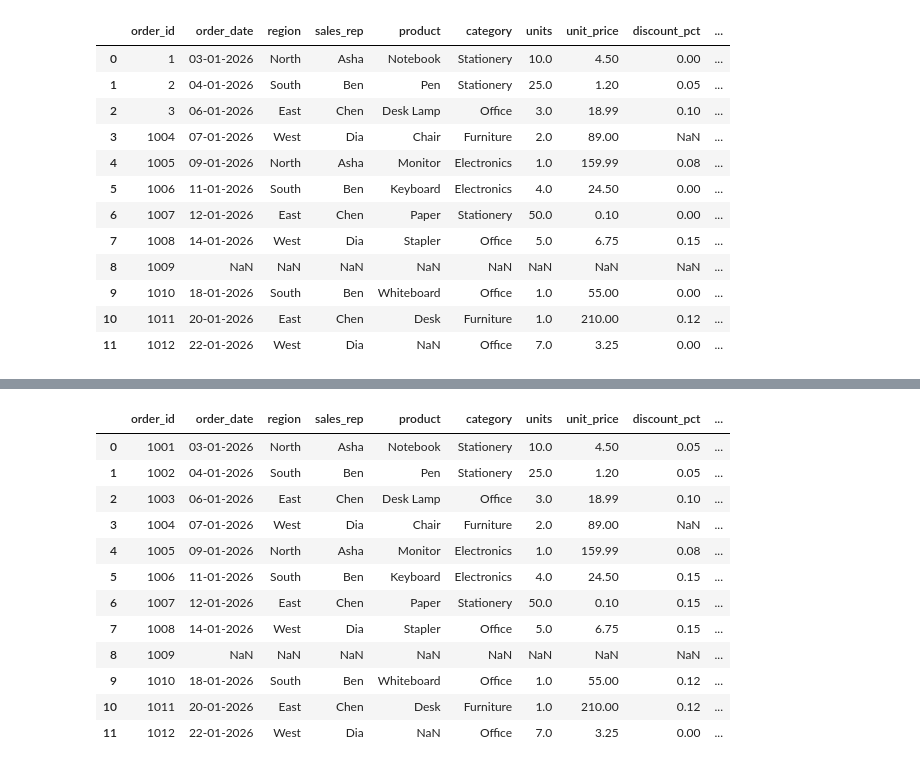
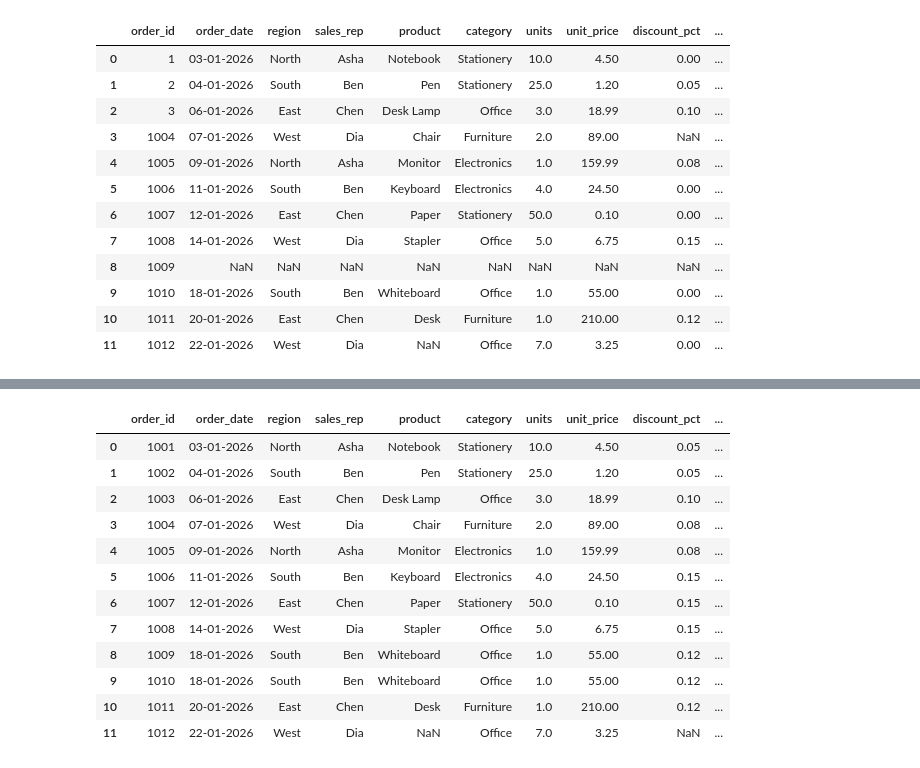
Before and after one commit to NishmthaM/Python_pandas, a Jupyter notebook: Python_Pandas.ipynb, the cells around one changed output, grey strips where cells are left out. Drawn from its saved outputs; the diff is of its cells as text; code cells hidden in the pictures.

```diff
--- a/Python_Pandas.ipynb
+++ b/Python_Pandas.ipynb
@@ -1403,16 +1409,22 @@ a.replace(0.00,method="ffill")
-# %%
-a.replace(0.00,method="bfill")
-# %% [output]
-|  | order_id | order_date | region | sales_rep | product | category | units | unit_price | discount_pct | ... |
-| 0 | 1001 | 03-01-2026 | North | Asha | Notebook | Stationery | 10.0 | 4.50 | 0.05 | ... |
-| 1 | 1002 | 04-01-2026 | South | Ben | Pen | Stationery | 25.0 | 1.20 | 0.05 | ... |
-| 2 | 1003 | 06-01-2026 | East | Chen | Desk Lamp | Office | 3.0 | 18.99 | 0.10 | ... |
-| 3 | 1004 | 07-01-2026 | West | Dia | Chair | Furniture | 2.0 | 89.00 | NaN | ... |
-| 4 | 1005 | 09-01-2026 | North | Asha | Monitor | Electronics | 1.0 | 159.99 | 0.08 | ... |
-| 5 | 1006 | 11-01-2026 | South | Ben | Keyboard | Electronics | 4.0 | 24.50 | 0.15 | ... |
-| 6 | 1007 | 12-01-2026 | East | Chen | Paper | Stationery | 50.0 | 0.10 | 0.15 | ... |
-| 7 | 1008 | 14-01-2026 | West | Dia | Stapler | Office | 5.0 | 6.75 | 0.15 | ... |
-| 8 | 1009 | NaN | NaN | NaN | NaN | NaN | NaN | NaN | NaN | ... |
-| 9 | 1010 | 18-01-2026 | South | Ben | Whiteboard | Office | 1.0 | 55.00 | 0.12 | ... |
-| 10 | 1011 | 20-01-2026 | East | Chen | Desk | Furniture | 1.0 | 210.00 | 0.12 | ... |
-| 11 | 1012 | 22-01-2026 | West | Dia | NaN | Office | 7.0 | 3.25 | 0.00 | ... |
+# %%
+import pandas as pd
+import numpy as np
+
+a = pd.read_csv("sales.csv")
+
+a = a.replace(0.00, np.nan).bfill()
+a
+# %% [output]
+|  | order_id | order_date | region | sales_rep | product | category | units | unit_price | discount_pct | ... |
+| 0 | 1001 | 03-01-2026 | North | Asha | Notebook | Stationery | 10.0 | 4.50 | 0.05 | ... |
+| 1 | 1002 | 04-01-2026 | South | Ben | Pen | Stationery | 25.0 | 1.20 | 0.05 | ... |
+| 2 | 1003 | 06-01-2026 | East | Chen | Desk Lamp | Office | 3.0 | 18.99 | 0.10 | ... |
+| 3 | 1004 | 07-01-2026 | West | Dia | Chair | Furniture | 2.0 | 89.00 | 0.08 | ... |
+| 4 | 1005 | 09-01-2026 | North | Asha | Monitor | Electronics | 1.0 | 159.99 | 0.08 | ... |
+| 5 | 1006 | 11-01-2026 | South | Ben | Keyboard | Electronics | 4.0 | 24.50 | 0.15 | ... |
+| 6 | 1007 | 12-01-2026 | East | Chen | Paper | Stationery | 50.0 | 0.10 | 0.15 | ... |
+| 7 | 1008 | 14-01-2026 | West | Dia | Stapler | Office | 5.0 | 6.75 | 0.15 | ... |
+| 8 | 1009 | 18-01-2026 | South | Ben | Whiteboard | Office | 1.0 | 55.00 | 0.12 | ... |
+| 9 | 1010 | 18-01-2026 | South | Ben | Whiteboard | Office | 1.0 | 55.00 | 0.12 | ... |
+| 10 | 1011 | 20-01-2026 | East | Chen | Desk | Furniture | 1.0 | 210.00 | 0.12 | ... |
+| 11 | 1012 | 22-01-2026 | West | Dia | NaN | Office | 7.0 | 3.25 | NaN | ... |
```
Also changed, not shown: parts of 4 cells of this notebook.
